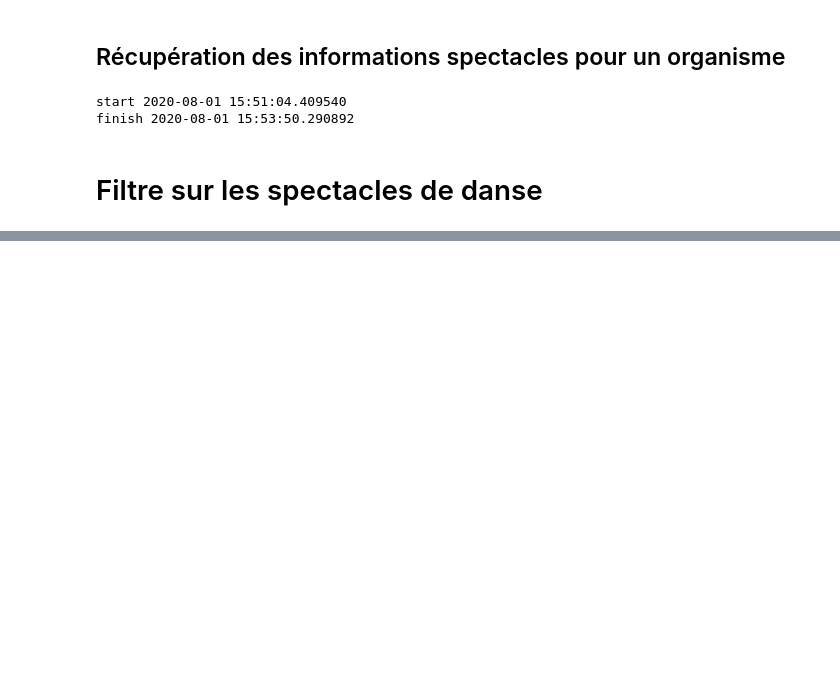
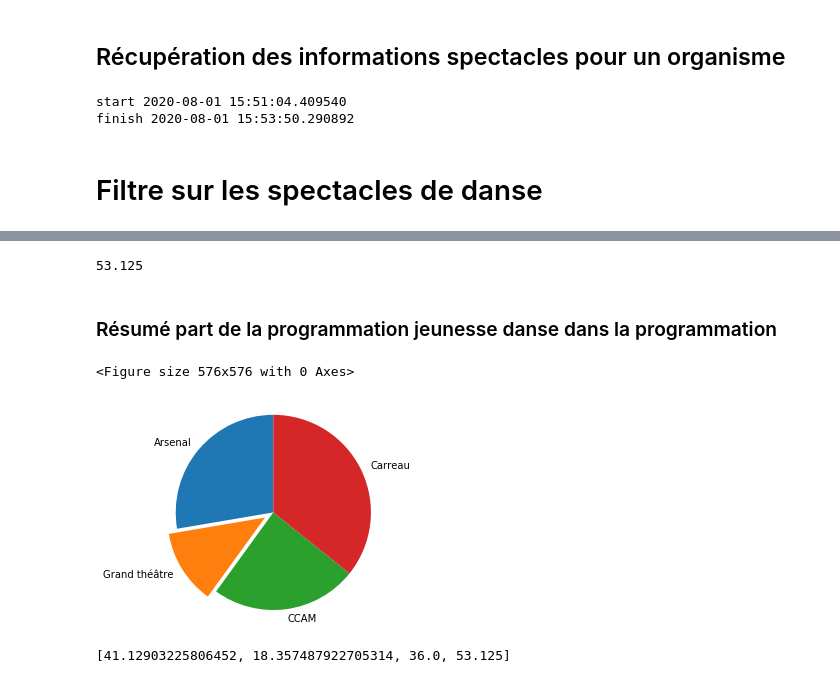
Before and after one commit to eliselavy/scrapper-notebook, a Jupyter notebook: notebooks/archives_spectacle/import_performance_info.ipynb, the cells around one changed output, grey strips where cells are left out. Drawn from its saved outputs; the diff is of its cells as text; code cells hidden in the pictures; blank space fills up the shorter version.

Commit message:
filtre genre/pays/creation

```diff
--- a/notebooks/archives_spectacle/import_performance_info.ipynb
+++ b/notebooks/archives_spectacle/import_performance_info.ipynb
@@ -336,0 +223,6 @@ df_danse_carreau.groupby("Pays")["spectacleId"].count().sort_values(ascending=Fa
+# %%
+#Sur la danse - compte spectacle jeune public
+import re
+df_danse_lux_jeune=df_danse_lux[df_danse_lux['Genre'].astype(str).str.contains("Jeune public|à partir",flags=re.IGNORECASE, regex=True)]
+part_jeune_lux=len(df_danse_lux_jeune)*100/len(df_danse_lux)
+part_jeune_lux
@@ -336,0 +261,6 @@ df_danse_carreau.groupby("Pays")["spectacleId"].count().sort_values(ascending=Fa
+# %%
+#Sur la danse - compte spectacle jeune public
+import re
+df_danse_ccam_jeune=df_danse_ccam[df_danse_ccam['Genre'].astype(str).str.contains("Jeune public|à partir",flags=re.IGNORECASE, regex=True)]
+part_jeune_ccam=len(df_danse_ccam_jeune)*100/len(df_danse_ccam)
+part_jeune_ccam
@@ -336,0 +271,14 @@ df_danse_carreau.groupby("Pays")["spectacleId"].count().sort_values(ascending=Fa
+# %%
+import time
+import os
+from datetime import datetime
+import pandas as pd
+organismId="1914"
+
+
+csv_file_path = os.getcwd() + "/data/all_10_years_organism_" + organismId + "_type_spectacle.csv"
+df_spectacle_carreau = pd.read_csv(csv_file_path)
+#Filtre sur le genre - string contains danse
+
+df_danse_carreau=df_spectacle_carreau[df_spectacle_carreau['Genre'].astype(str).str.contains("Danse")]
+df_danse_carreau
@@ -336,0 +299,31 @@ df_danse_carreau.groupby("Pays")["spectacleId"].count().sort_values(ascending=Fa
+# %%
+#Sur la danse - compte spectacle jeune public
+import re
+df_danse_carreau_jeune=df_danse_carreau[df_danse_carreau['Genre'].astype(str).str.contains("Jeune public|à partir",flags=re.IGNORECASE, regex=True)]
+part_jeune_carreau=len(df_danse_carreau_jeune)*100/len(df_danse_carreau)
+part_jeune_carreau
+# %% [output]
+53.125
+# %% [markdown]
+### Résumé part de la programmation jeunesse danse dans la programmation
+# %%
+import matplotlib.pyplot as plt
+plt.figure(figsize = (8, 8))
+sizes = [part_jeune_arsenal, part_jeune_lux, part_jeune_ccam, part_jeune_carreau]
+labels = 'Arsenal', 'Grand théâtre', 'CCAM', 'Carreau'
+explode = (0, 0.1, 0, 0)  # only "explode" the 2nd slice (i.e. 'Hogs')
+
+fig1, ax1 = plt.subplots()
+ax1.pie(sizes, explode=explode, labels=labels,
+         startangle=90)
+ax1.axis('equal')  # Equal aspect ratio ensures that pie is drawn as a circle.
+
+plt.show()
+# %% [output]
+<Figure size 576x576 with 0 Axes>
+[figure, added]
+# %%
+sizes = [part_jeune_arsenal, part_jeune_lux, part_jeune_ccam, part_jeune_carreau]
+sizes
+# %% [output]
+[41.12903225806452, 18.357487922705314, 36.0, 53.125]
```
Also changed, not shown: parts of 48 cells of this notebook.
